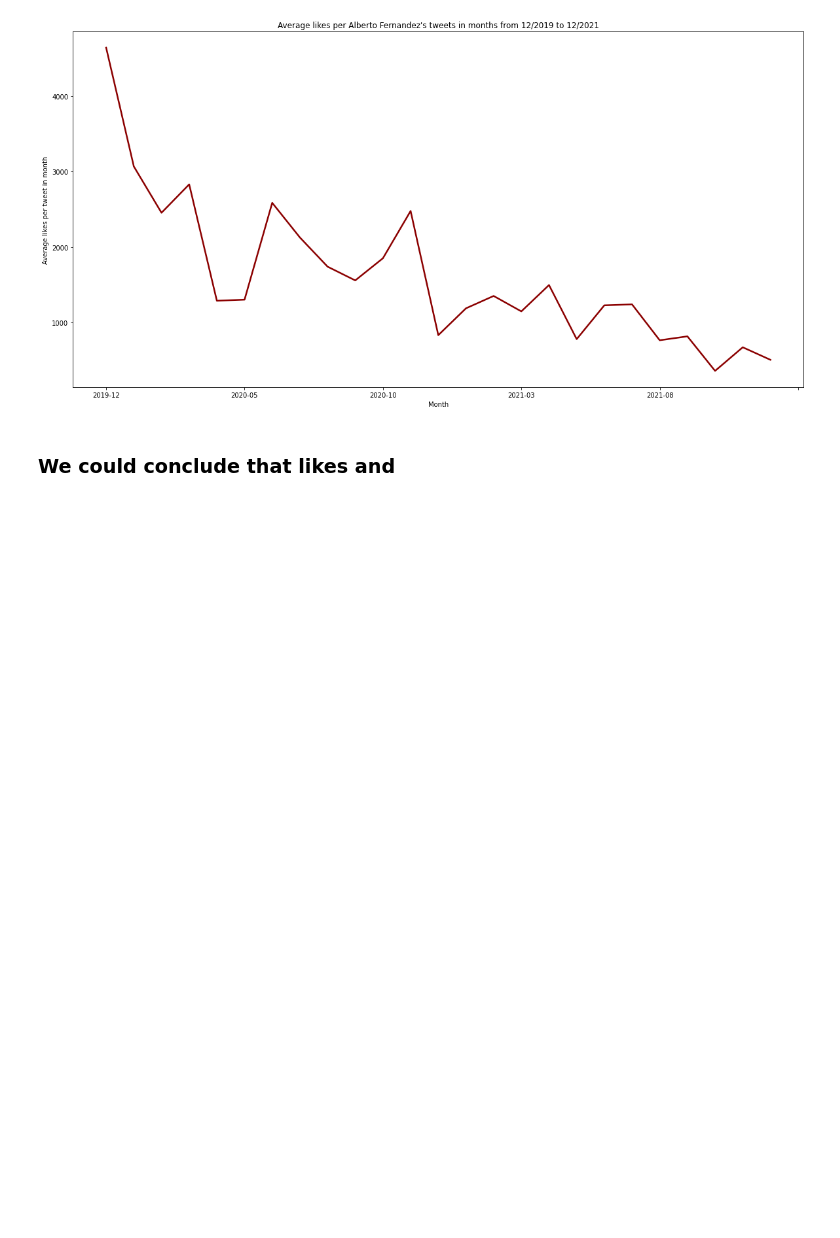
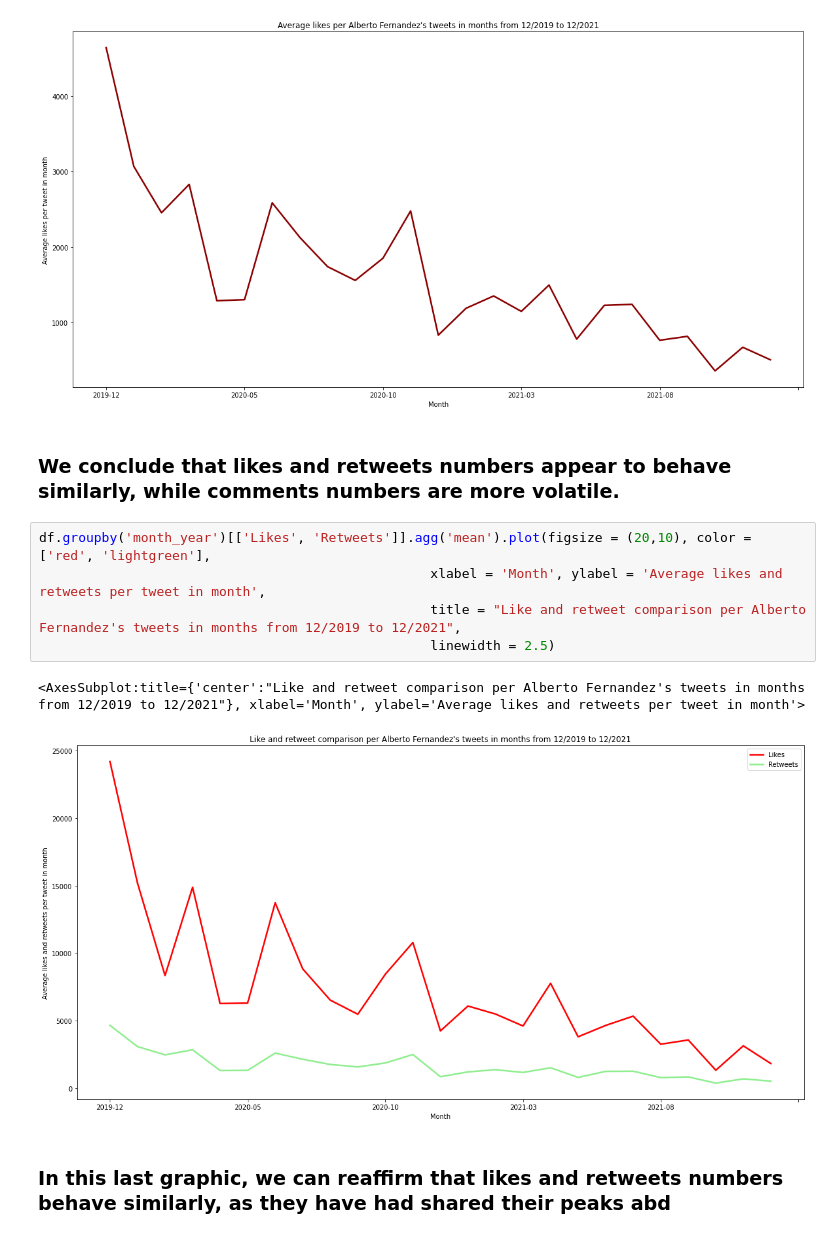
Before and after one commit to joaquinfontela/DataScience-Learning, a Jupyter notebook: HeatMap AF Tweets/AF tweets analysis.ipynb, the cells around one changed output. Cells and saved outputs as stored; diff of their text form; blank space fills up the shorter version.

Commit message:
af's rt and likes comparison

```diff
--- a/HeatMap AF Tweets/AF tweets analysis.ipynb
+++ b/HeatMap AF Tweets/AF tweets analysis.ipynb
@@ -227,4 +227,14 @@ df.groupby('month_year')['Retweets'].agg('mean').plot(figsize = (20,10), color =
 <AxesSubplot:title={'center':"Average likes per Alberto Fernandez's tweets in months from 12/2019 to 12/2021"}, xlabel='Month', ylabel='Average likes per tweet in month'>
 [figure]
 # %% [markdown]
-### We could conclude that likes and
+### We conclude that likes and retweets numbers appear to behave similarly, while comments numbers are more volatile.
+# %%
+df.groupby('month_year')[['Likes', 'Retweets']].agg('mean').plot(figsize = (20,10), color = ['red', 'lightgreen'],
+                                                  xlabel = 'Month', ylabel = 'Average likes and retweets per tweet in month',
+                                                  title = "Like and retweet comparison per Alberto Fernandez's tweets in months from 12/2019 to 12/2021",
+                                                  linewidth = 2.5)
+# %% [output]
+<AxesSubplot:title={'center':"Like and retweet comparison per Alberto Fernandez's tweets in months from 12/2019 to 12/2021"}, xlabel='Month', ylabel='Average likes and retweets per tweet in month'>
+[figure, added]
+# %% [markdown]
+### In this last graphic, we can reaffirm that likes and retweets numbers behave similarly, as they have had shared their peaks abd
```
